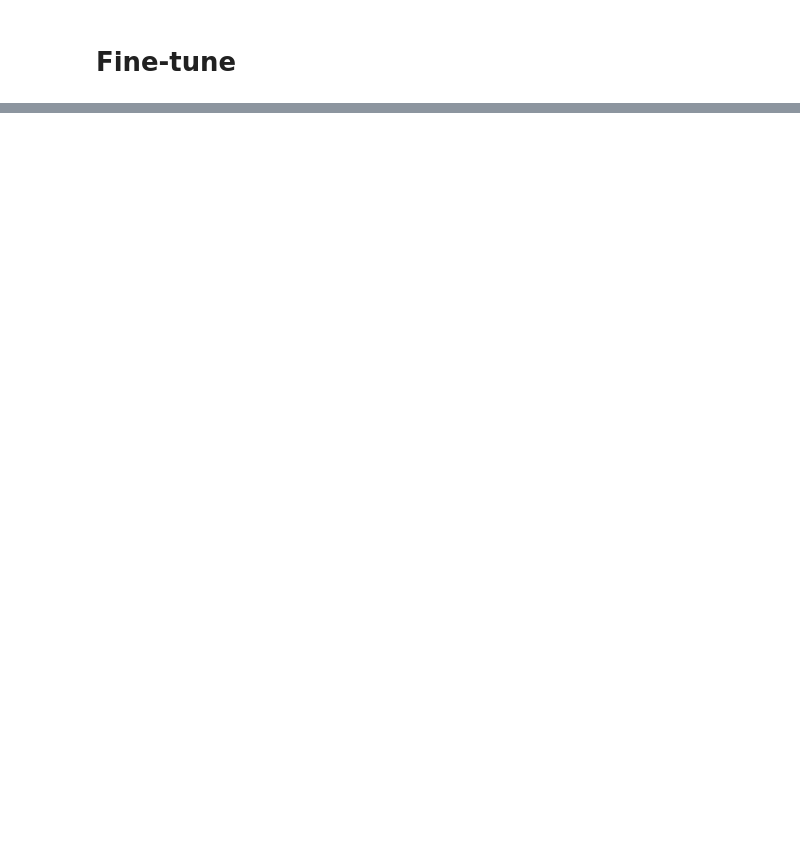
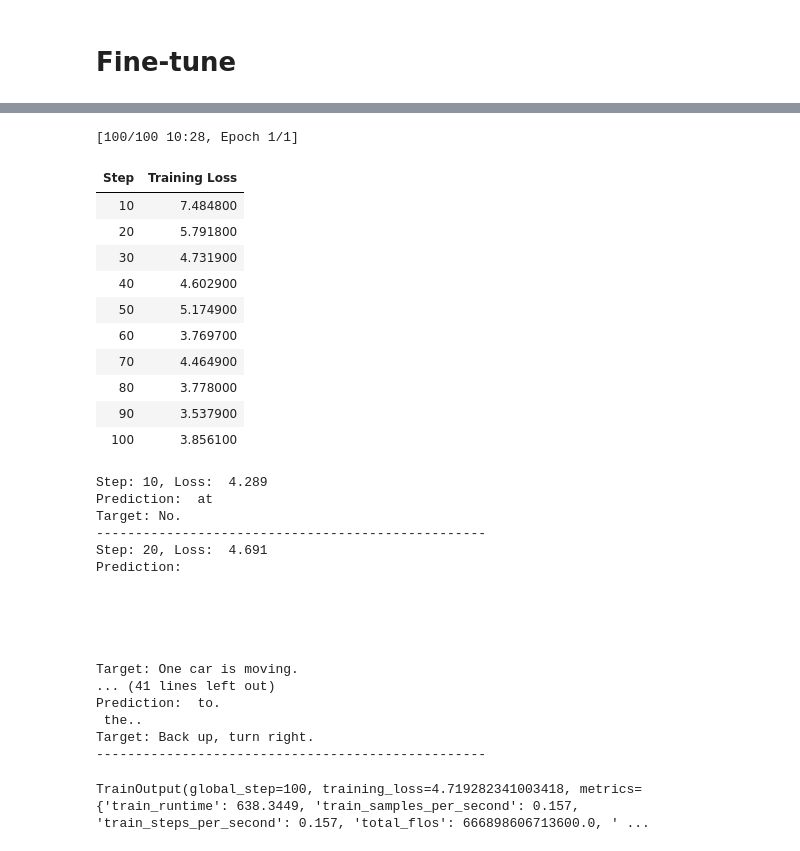
Before and after one commit to MehdiJmlkh/Large-Language-Models-Course-Project, a Jupyter notebook: main.ipynb, the cells around one changed output, grey strips where cells are left out. Cells and saved outputs as stored; diff of their text form; code cells hidden in the pictures; blank space fills up the shorter version.

Commit message:
Fine-tune for 100 steps

```diff
--- a/main.ipynb
+++ b/main.ipynb
@@ -70,8 +70,8 @@ class DriveLM:
     def __len__(self):
         return len(self.drive_lm)
 
-splits = ["train", "test", "eval"]
-dataset = {split: DriveLM(drive_lm[split], nuscenes[split]) for split in splits}
+splits = ["train"]
+dataset = {split: DriveLM(drive_lm[split].select(range(100)), nuscenes[split]) for split in splits}
 # %%
 # from PIL import Image
 
@@ -218,4 +218,7 @@ from peft import PeftModel
 
 # peft_model = get_peft_model(model, peft_config)
 
-peft_model = PeftModel.from_pretrained(model, "MehdiJmlkh/SmolDriver-Peft")
+peft_model = PeftModel.from_pretrained(model, "MehdiJmlkh/SmolDriver-Peft", is_trainable=True)
+
+for param in peft_model.model.model.vision_model.parameters():
+    param.requires_grad = True
@@ -553,8 +560,10 @@ training_args = TrainingArguments(
     label_names=["labels"],
     gradient_checkpointing=True,
     save_total_limit=2,
-    save_strategy="steps",
-    save_steps=save_steps,
+    # save_strategy="steps",
+    # save_steps=save_steps,
+    seed=42,
+    data_seed=42,
 )
 
 
@@ -600,3 +609,4 @@ trainer = OutputDisplayTrainer(
 )
 
 trainer.train()
+# %% [output]
@@ -603,3 +615,33 @@ trainer.train()
+[100/100 10:28, Epoch 1/1]
+| Step | Training Loss |
+| 10 | 7.484800 |
+| 20 | 5.791800 |
+| 30 | 4.731900 |
+| 40 | 4.602900 |
+| 50 | 5.174900 |
+| 60 | 3.769700 |
+| 70 | 4.464900 |
+| 80 | 3.778000 |
+| 90 | 3.537900 |
+| 100 | 3.856100 |
+Step: 10, Loss:  4.289
+Prediction:  at
+Target: No.
+--------------------------------------------------
+Step: 20, Loss:  4.691
+Prediction:
+
+
+
+
+
+Target: One car is moving.
+... (41 lines left out)
+Prediction:  to.
+ the..
+Target: Back up, turn right.
+--------------------------------------------------
+TrainOutput(global_step=100, training_loss=4.719282341003418, metrics={'train_runtime': 638.3449, 'train_samples_per_second': 0.157, 'train_steps_per_second': 0.157, 'total_flos': 666898606713600.0, ' ...
 # %%
 from huggingface_hub import login
 
```
Also changed, not shown: parts of 6 cells of this notebook.
